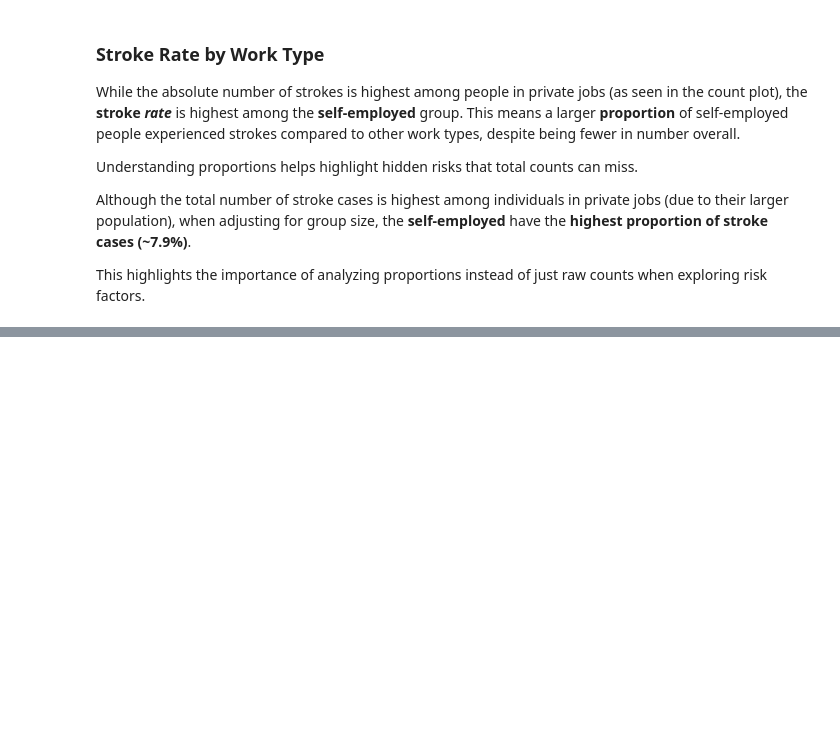
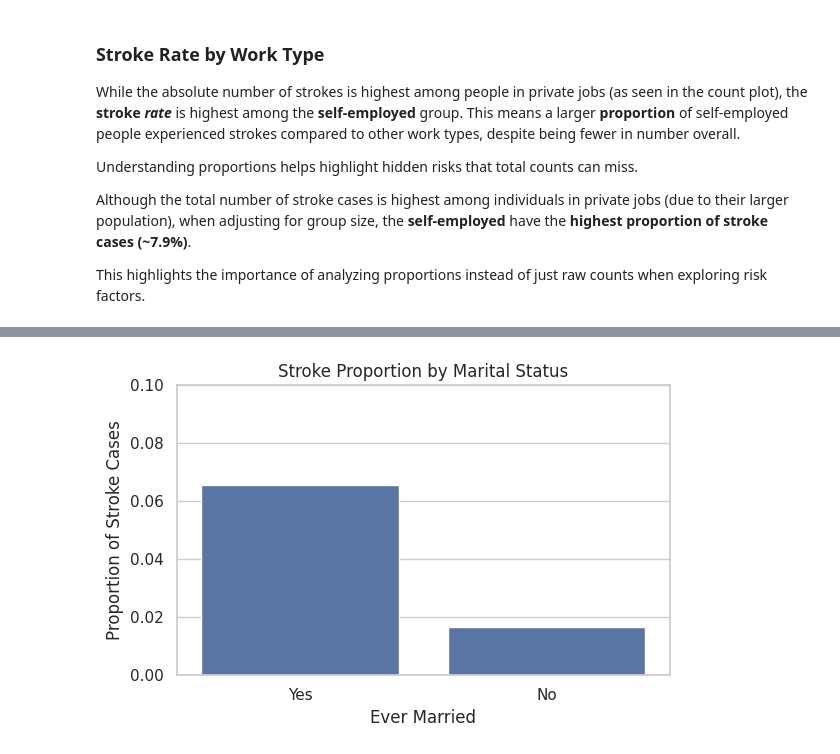
Before and after one commit to vivekr25/stroke-prediction-analysis, a Jupyter notebook: notebooks/StrokePredictionEDA.ipynb, the cells around one changed output, grey strips where cells are left out. Saved outputs shown, nothing was run; the diff lists cells and outputs as text; code cells hidden in the pictures; blank space fills up the shorter version.

```diff
--- a/notebooks/StrokePredictionEDA.ipynb
+++ b/notebooks/StrokePredictionEDA.ipynb
@@ -194,0 +221,15 @@ This highlights the importance of analyzing proportions instead of just raw coun
+# %%
+# Group by marital status and calculate stroke proportion
+marital_stroke = df.groupby('ever_married')['stroke'].mean().sort_values(ascending=False)
+
+# Plot
+plt.figure(figsize=(6, 4))
+sns.barplot(x=marital_stroke.index, y=marital_stroke.values)
+plt.title('Stroke Proportion by Marital Status')
+plt.ylabel('Proportion of Stroke Cases')
+plt.xlabel('Ever Married')
+plt.ylim(0, 0.1)
+plt.tight_layout()
+plt.show()
+# %% [output]
+[figure, added]
```
Also changed, not shown: parts of 33 cells of this notebook.
